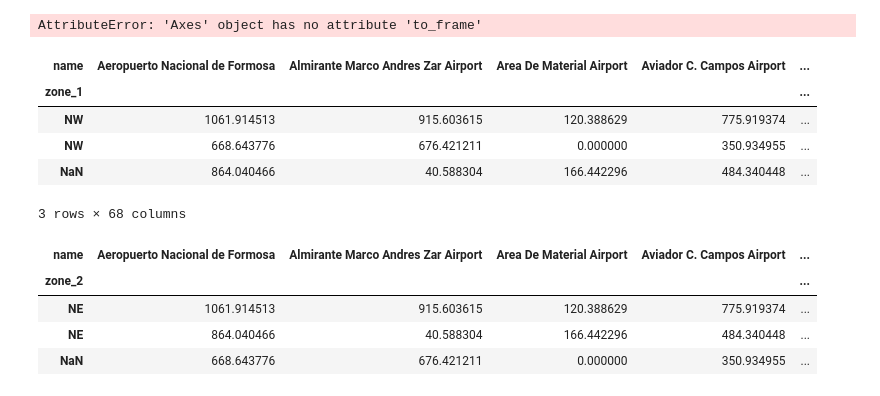
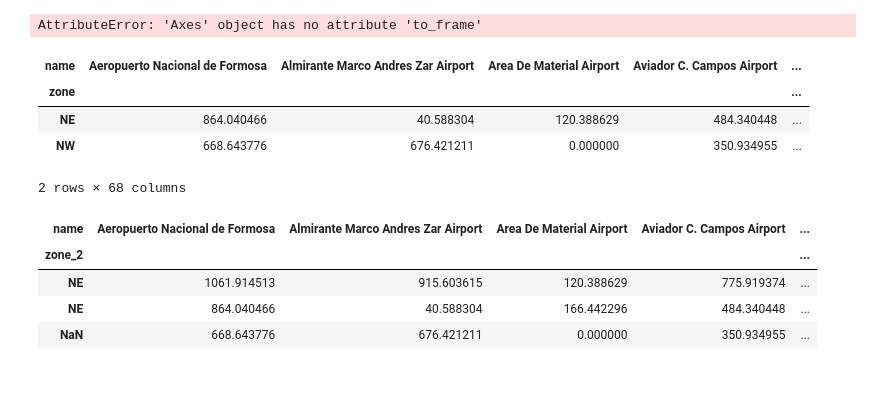
Before and after one commit to Romina300/TareaFinal_1, a Jupyter notebook: TareaFinal_parte1.ipynb, the cells around one changed output. Cells and saved outputs as stored; diff of their text form; code cells hidden in the pictures.

```diff
--- a/TareaFinal_parte1.ipynb
+++ b/TareaFinal_parte1.ipynb
@@ -549,0 +558,3 @@ AttributeError: 'GeoSeries' object has no attribute 'overlay'
+# %%
+uniondf1=pd.concat([Argentina_topLeft,Argentina_bottomRight],ignore_index=True)
+uniondf1
@@ -592,18 +599,17 @@ unionHullsDF
 # %% [output]
 AttributeError: 'Axes' object has no attribute 'to_frame'
 # %%
-distanceMatrixKM_sysHull_air=uniondf.set_index('zone_1').geometry.apply\
+distanceMatrixKM_sysHull_air=uniondf1.set_index('zone').geometry.apply\
 (lambda g: medium_airport.set_index('name').geometry.distance(g)/1000).\
 sort_index(axis=0).sort_index(axis=1)
 
 distanceMatrixKM_sysHull_air
 # %% [output]
 | name | Aeropuerto Nacional de Formosa | Almirante Marco Andres Zar Airport | Area De Material Airport | Aviador C. Campos Airport | ... |
-| zone_1 |  |  |  |  | ... |
-| NW | 1061.914513 | 915.603615 | 120.388629 | 775.919374 | ... |
+| zone |  |  |  |  | ... |
+| NE | 864.040466 | 40.588304 | 120.388629 | 484.340448 | ... |
 | NW | 668.643776 | 676.421211 | 0.000000 | 350.934955 | ... |
-| NaN | 864.040466 | 40.588304 | 166.442296 | 484.340448 | ... |
-3 rows × 68 columns
+2 rows × 68 columns
 # %%
 distanceMatrixKM_sysHull_air=uniondf.set_index('zone_2').geometry.apply\
 (lambda g: medium_airport.set_index('name').geometry.distance(g)/1000).\
```
Also changed, not shown: parts of 5 cells of this notebook.
